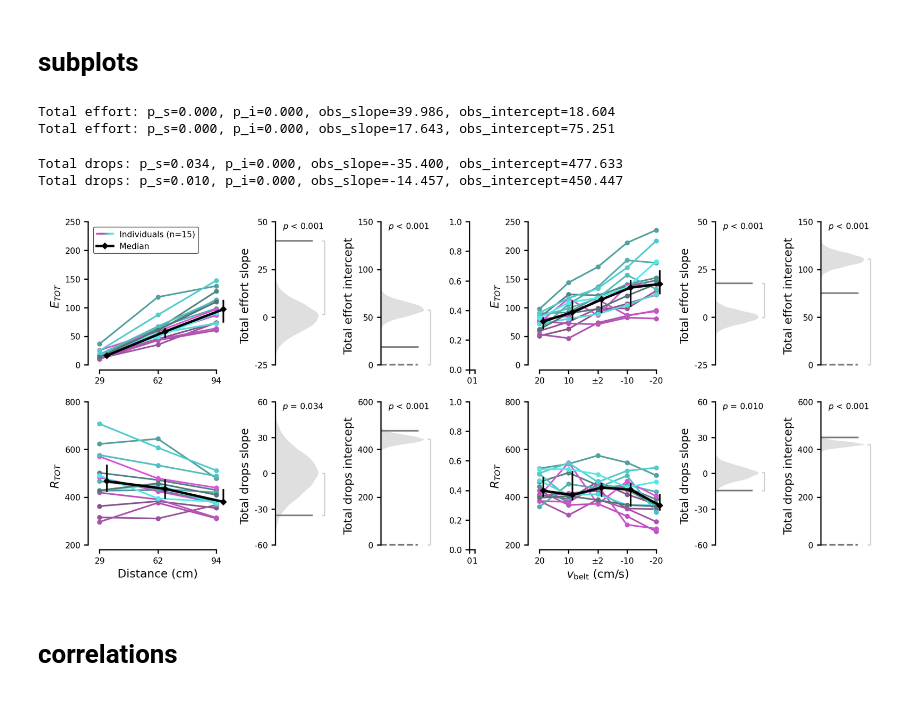
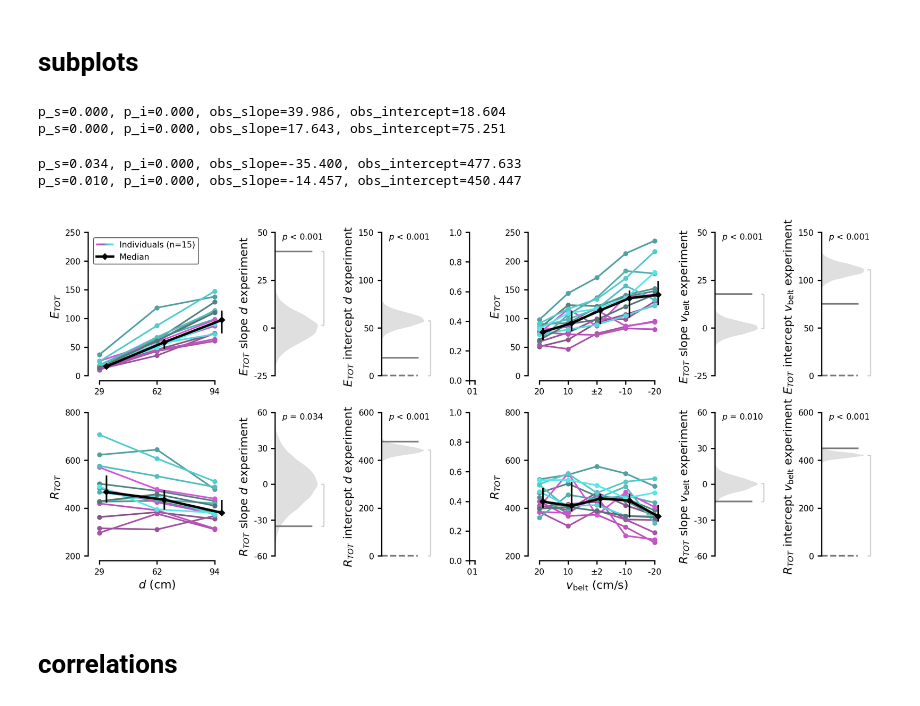
Before and after one commit to HeathenToaster/RunningFastAndSlow, a Jupyter notebook: Figure_S3.ipynb, the cells around one changed output. Saved outputs shown, nothing was run; the diff lists cells and outputs as text; code cells hidden in the pictures.

```diff
--- a/Figure_S3.ipynb
+++ b/Figure_S3.ipynb
@@ -215,7 +215,7 @@ def FigureS3A(ax=None, show_xlabel=False):
     ax.set_xticks([0, 1, 2])
     ax.set_xticklabels(["29", "62", "94"])
     if show_xlabel:
-        ax.set_xlabel("Distance (cm)")
+        ax.set_xlabel(r"$d$ (cm)")
     ax.set_ylabel(r'$E_{TOT}$')
     ax.set_ylim(0, 250)
     ax.set_yticks([0, 50, 100, 150, 200, 250])
@@ -273,7 +273,7 @@ def FigureS3C(ax=None, show_xlabel=False):
     ax.set_xticks([0, 1, 2])
     ax.set_xticklabels(["29", "62", "94"])
     if show_xlabel:
-        ax.set_xlabel("Distance (cm)")
+        ax.set_xlabel(r"$d$ (cm)")
     ax.set_ylabel(r'$R_{TOT}$')
     ax.set_ylim(200, 800)
     ax.set_yticks([200, 400, 600, 800])
@@ -317,7 +317,9 @@ def FigureS3A_stats(ax_slope=None, ax_intercept=None):
     conds = ["60", "90", "120", "20", "10", "2", "rev10", "rev20"]
     total_dist_by_animal, total_drops_by_animal, total_effort_by_animal = pickle.load(open("picklejar/totaldist_totaldrops_totaleffort.p", "rb"))
     mediandata = {animal: {cond: np.median(total_effort_by_animal[animal][cond]) for cond in conds} for animal in intact}
-    regression_permutation(mediandata, dist_or_tm='dist', varname='Total effort',
+    regression_permutation(mediandata, dist_or_tm='dist',
+                           varname_slope=r'$E_{TOT}$ slope $d$ experiment',
+                           varname_intercept=r'$E_{TOT}$ intercept $d$ experiment',
                         ax_slope=ax_slope, yticks_slope=[-25, 0, 25, 50],
                         ax_intercept=ax_intercept, y_ticks_intercept=[0, 50, 100, 150])
 
@@ -327,47 +329,53 @@ def FigureS3B_stats(ax_slope=None, ax_intercept=None):
     conds = ["60", "90", "120", "20", "10", "2", "rev10", "rev20"]
     total_dist_by_animal, total_drops_by_animal, total_effort_by_animal = pickle.load(open("picklejar/totaldist_totaldrops_totaleffort.p", "rb"))
     mediandata = {animal: {cond: np.median(total_effort_by_animal[animal][cond]) for cond in conds} for animal in intact}
-    regression_permutation(mediandata, dist_or_tm='tm', varname='Total effort',
+    regression_permutation(mediandata, dist_or_tm='tm',
+                           varname_slope=r'$E_{TOT}$ slope $v_{\mathrm{belt}}$ experiment',
+                           varname_intercept=r'$E_{TOT}$ intercept $v_{\mathrm{belt}}$ experiment',
                         ax_slope=ax_slope, yticks_slope=[-25, 0, 25, 50],
                         ax_intercept=ax_intercept, y_ticks_intercept=[0, 50, 100, 150])
 
 def FigureS3C_stats(ax_slope=None, ax_intercept=None):
     if ax_slope is None or ax_intercept is None:
         _, (ax_slope, ax_intercept) = plt.subplots(1, 2, figsize=(10, 5))
     conds = ["60", "90", "120", "20", "10", "2", "rev10", "rev20"]
     total_dist_by_animal, total_drops_by_animal, total_effort_by_animal = pickle.load(open("picklejar/totaldist_totaldrops_totaleffort.p", "rb"))
     mediandata = {animal: {cond: np.median(total_drops_by_animal[animal][cond]) for cond in conds} for animal in intact}
-    regression_permutation(mediandata, dist_or_tm='dist', varname='Total drops',
+    regression_permutation(mediandata, dist_or_tm='dist',
+                           varname_slope=r'$R_{TOT}$ slope $d$ experiment',
+                           varname_intercept=r'$R_{TOT}$ intercept $d$ experiment',
                         ax_slope=ax_slope, yticks_slope=[-60, -30, 0, 30, 60],
                         ax_intercept=ax_intercept, y_ticks_intercept=[0, 200, 400, 600])
 
 def FigureS2D_stats(ax_slope=None, ax_intercept=None):
     if ax_slope is None or ax_intercept is None:
         _, (ax_slope, ax_intercept) = plt.subplots(1, 2, figsize=(10, 5))
     conds = ["60", "90", "120", "20", "10", "2", "rev10", "rev20"]
     total_dist_by_animal, total_drops_by_animal, total_effort_by_animal = pickle.load(open("picklejar/totaldist_totaldrops_totaleffort.p", "rb"))
     mediandata = {animal: {cond: np.median(total_drops_by_animal[animal][cond]) for cond in conds} for animal in intact}
-    regression_permutation(mediandata, dist_or_tm='tm', varname='Total drops',
+    regression_permutation(mediandata, dist_or_tm='tm',
+                           varname_slope=r'$R_{TOT}$ slope $v_{\mathrm{belt}}$ experiment',
+                           varname_intercept=r'$R_{TOT}$ intercept $v_{\mathrm{belt}}$ experiment',
                         ax_slope=ax_slope, yticks_slope=[-60, -30, 0, 30, 60],
                         ax_intercept=ax_intercept, y_ticks_intercept=[0, 200, 400, 600])
 
 fig, axs = plt.subplots(2, 7, figsize=(cm2inch(18), cm2inch(8)), gridspec_kw={'width_ratios': [2.5, 1, 1, .1, 2.5, 1, 1]})
 FigureS3A(ax=axs[0, 0])
 FigureS3B(ax=axs[0, 4])
 FigureS3C(ax=axs[1, 0], show_xlabel=True)
 FigureS3D(ax=axs[1, 4], show_xlabel=True)
 
 
 FigureS3A_stats(ax_slope=axs[0, 1], ax_intercept=axs[0, 2])
 FigureS3B_stats(ax_slope=axs[0, 5], ax_intercept=axs[0, 6])
 FigureS3C_stats(ax_slope=axs[1, 1], ax_intercept=axs[1, 2])
 FigureS2D_stats(ax_slope=axs[1, 5], ax_intercept=axs[1, 6])
 # %% [output]
-Total effort: p_s=0.000, p_i=0.000, obs_slope=39.986, obs_intercept=18.604
-Total effort: p_s=0.000, p_i=0.000, obs_slope=17.643, obs_intercept=75.251
+p_s=0.000, p_i=0.000, obs_slope=39.986, obs_intercept=18.604
+p_s=0.000, p_i=0.000, obs_slope=17.643, obs_intercept=75.251
-Total drops: p_s=0.034, p_i=0.000, obs_slope=-35.400, obs_intercept=477.633
-Total drops: p_s=0.010, p_i=0.000, obs_slope=-14.457, obs_intercept=450.447
+p_s=0.034, p_i=0.000, obs_slope=-35.400, obs_intercept=477.633
+p_s=0.010, p_i=0.000, obs_slope=-14.457, obs_intercept=450.447
-[figure, old version]
+[figure, new version]
 # %% [markdown]
 # correlations
 # %%
```
Also changed, not shown: parts of 1 cell of this notebook, 5 other files.
